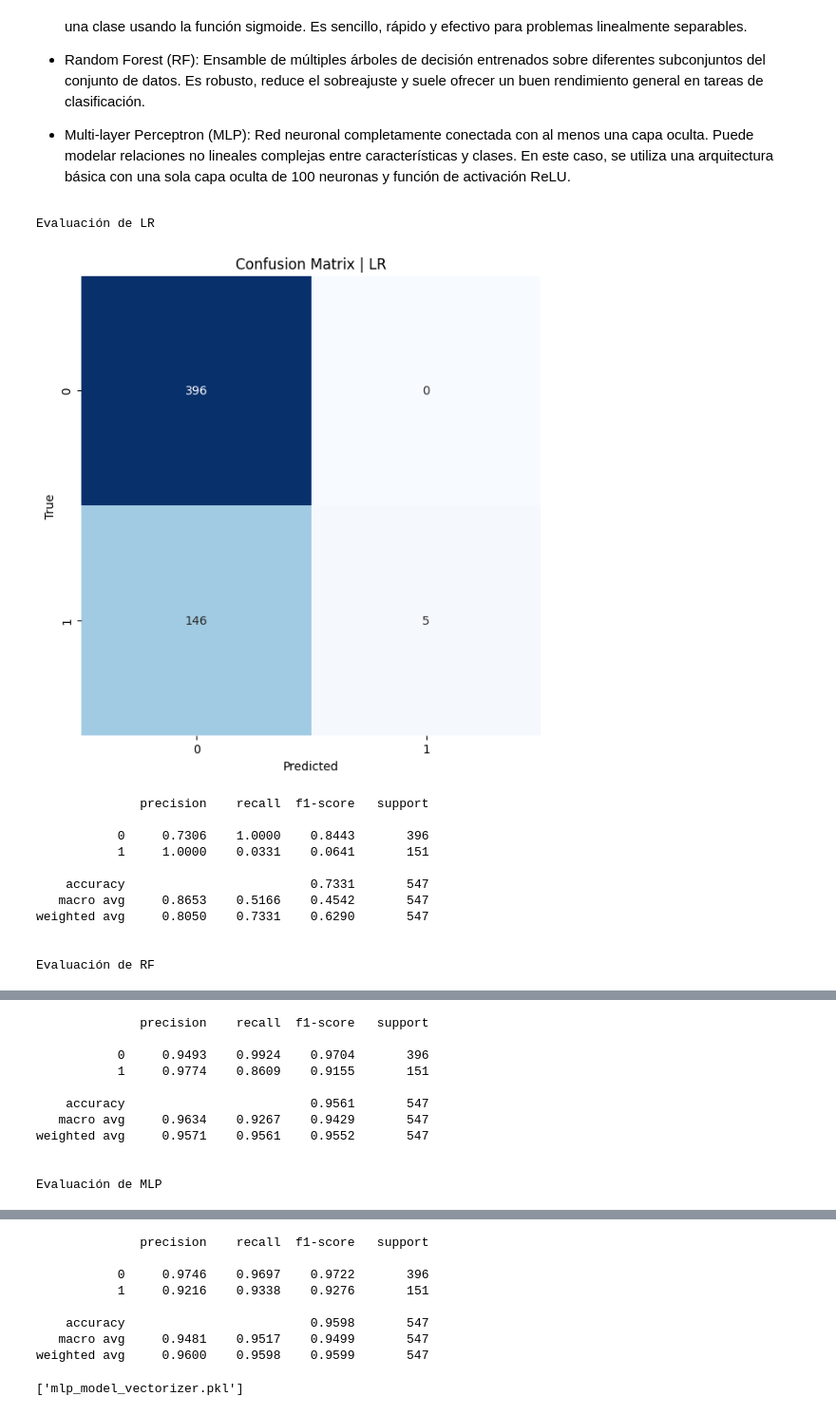
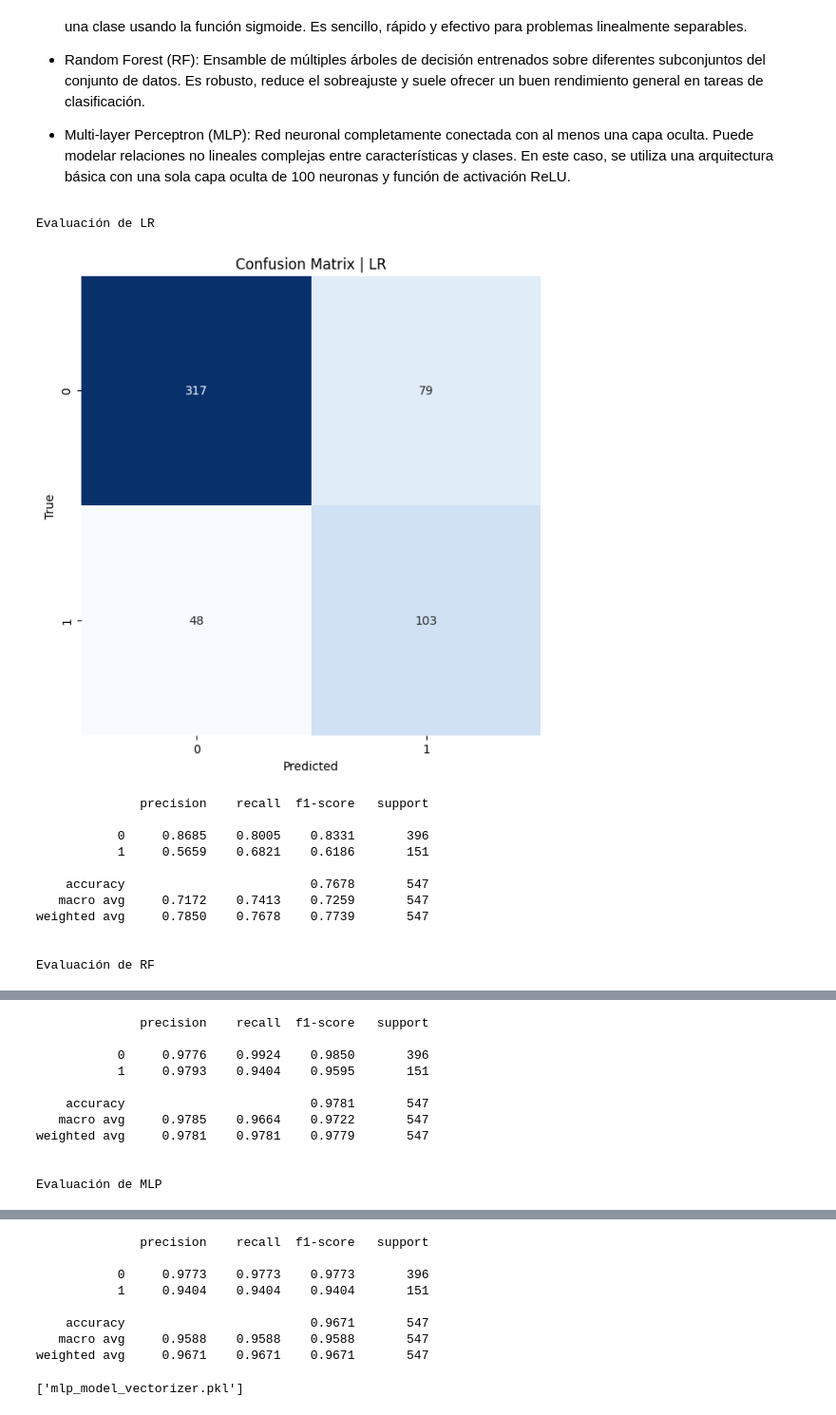
Before and after one commit to CharlesVela66/Reto_TC3002B, a Jupyter notebook: app/app.ipynb, the cells around one changed output, grey strips where cells are left out. Shown at 95% size. Drawn from its saved outputs; the diff is of its cells as text; code cells hidden in the pictures.

```diff
--- a/app/app.ipynb
+++ b/app/app.ipynb
@@ -176,16 +176,14 @@ Estas transformaciones ayudan a enriquecer el entrenamiento del modelo, exponié
 
 La función generate_augmented_pairs() une los nuevos pares de tokens generados por la aumentación y les asigna las etiquetas correspondientes.
 # %%
-def augment_token_sequence(tokens, augmentation_method='shuffle', ratio=0.1):
+def augment_token_sequence(tokens, augmentation_method='drop', ratio=0.1):
     """
     Augments a token sequence using various methods.
 
     Args:
         tokens (str): The token sequence string to be augmented.
         augmentation_method (str): The method to use for augmentation.
-            'shuffle': Randomly shuffles some tokens within a window.
             'drop': Randomly drops some tokens.
-            'duplicate': Duplicates some tokens.
             'synonym': Replaces some tokens with synonyms (simulated).
         ratio (float): The percentage of tokens to modify (0.0 to 1.0).
 
@@ -198,18 +196,7 @@ def augment_token_sequence(tokens, augmentation_method='shuffle', ratio=0.1):
 
     augmented_tokens = token_list.copy()
 
-    if augmentation_method == 'shuffle':
-        for _ in range(num_to_modify // 2):
-            window_size = random.randint(2, 4)
-            if total_tokens <= window_size:
-                continue
-
-            start_idx = random.randint(0, total_tokens - window_size)
-            window = augmented_tokens[start_idx:start_idx + window_size]
-            random.shuffle(window)
-            augmented_tokens[start_idx:start_idx + window_size] = window
-
-    elif augmentation_method == 'drop':
+    if augmentation_method == 'drop':
         critical_tokens = ['_TokenType:public', '_TokenType:class', '_TokenType:import', '_TokenType:static', '_TokenType:void', '_TokenType:main']
         indices_to_drop = []
 
@@ -222,13 +209,6 @@ def augment_token_sequence(tokens, augmentation_method='shuffle', ratio=0.1):
             indices_to_drop.append(idx)
 
         augmented_tokens = [token for i, token in enumerate(augmented_tokens) if i not in indices_to_drop]
-
-    elif augmentation_method == 'duplicate':
-        for _ in range(num_to_modify):
-            if not augmented_tokens:
-                break
-            idx = random.randint(0, len(augmented_tokens) - 1)
-            augmented_tokens.insert(idx, augmented_tokens[idx])
 
     elif augmentation_method == 'synonym':
         variable_prefixes = ['_TokenType:i', '_TokenType:j', '_TokenType:k', '_TokenType:n', '_TokenType:m', '_TokenType:x', '_TokenType:y']
@@ -269,7 +249,7 @@ def generate_augmented_pairs(token_pairs, labels, augmentation_factor=2):
     Returns:
         tuple: (augmented_pairs, augmented_labels)
     """
-    augmentation_methods = ['shuffle', 'drop', 'duplicate', 'synonym']
+    augmentation_methods = ['drop', 'synonym']
     augmented_pairs = []
     augmented_labels = []
 
@@ -426,11 +414,18 @@ Para encontrar la mejor arquitectura que se adecúe a la problemática, hemos de
 
 - Multi-layer Perceptron (MLP): Red neuronal completamente conectada con al menos una capa oculta. Puede modelar relaciones no lineales complejas entre características y clases. En este caso, se utiliza una arquitectura básica con una sola capa oculta de 100 neuronas y función de activación ReLU.
 # %%
-lr_model = LogisticRegression()
+lr_model = LogisticRegression(class_weight='balanced')
 
-rf_model = RandomForestClassifier()
+rf_model = RandomForestClassifier(
+    class_weight={0: 1, 1: 3},
+    n_estimators=200,
+    max_depth=20,
+    min_samples_leaf=1,
+    min_samples_split=2,
+    random_state=42
+)
 
-mlp_model = MLPClassifier(hidden_layer_sizes=(100,),
+mlp_model = MLPClassifier(hidden_layersizes=(100,),
                           activation='relu',
                           solver='adam',
                           max_iter=300,
@@ -444,44 +439,44 @@ base_models = [
 # %%
 for name, model in base_models:
     print(f"\nEvaluación de {name}")
-    model.fit(X_train_resampled, y_train_resampled)
+    model.fit(X_train, y_train)
 
     evaluate_model(name, model, X_test, y_test)
 # %% [output]
 Evaluación de LR
-[figure, old version]
+[figure, new version]
               precision    recall  f1-score   support
 
-           0     0.7306    1.0000    0.8443       396
-           1     1.0000    0.0331    0.0641       151
+           0     0.8685    0.8005    0.8331       396
+           1     0.5659    0.6821    0.6186       151
 
-    accuracy                         0.7331       547
-   macro avg     0.8653    0.5166    0.4542       547
-weighted avg     0.8050    0.7331    0.6290       547
+    accuracy                         0.7678       547
+   macro avg     0.7172    0.7413    0.7259       547
+weighted avg     0.7850    0.7678    0.7739       547
 
 
 Evaluación de RF
 [figure]
               precision    recall  f1-score   support
 
-           0     0.9493    0.9924    0.9704       396
-           1     0.9774    0.8609    0.9155       151
+           0     0.9776    0.9924    0.9850       396
+           1     0.9793    0.9404    0.9595       151
 
-    accuracy                         0.9561       547
-   macro avg     0.9634    0.9267    0.9429       547
-weighted avg     0.9571    0.9561    0.9552       547
+    accuracy                         0.9781       547
+   macro avg     0.9785    0.9664    0.9722       547
+weighted avg     0.9781    0.9781    0.9779       547
 
 
 Evaluación de MLP
 [figure]
               precision    recall  f1-score   support
 
-           0     0.9746    0.9697    0.9722       396
-           1     0.9216    0.9338    0.9276       151
+           0     0.9773    0.9773    0.9773       396
+           1     0.9404    0.9404    0.9404       151
 
-    accuracy                         0.9598       547
-   macro avg     0.9481    0.9517    0.9499       547
-weighted avg     0.9600    0.9598    0.9599       547
+    accuracy                         0.9671       547
+   macro avg     0.9588    0.9588    0.9588       547
+weighted avg     0.9671    0.9671    0.9671       547
 # %%
 joblib.dump(rf_model, 'rf_model.pkl')
 joblib.dump(vectorizer, 'rf_model_vectorizer.pkl')
```
Also changed, not shown: parts of 3 cells of this notebook.
